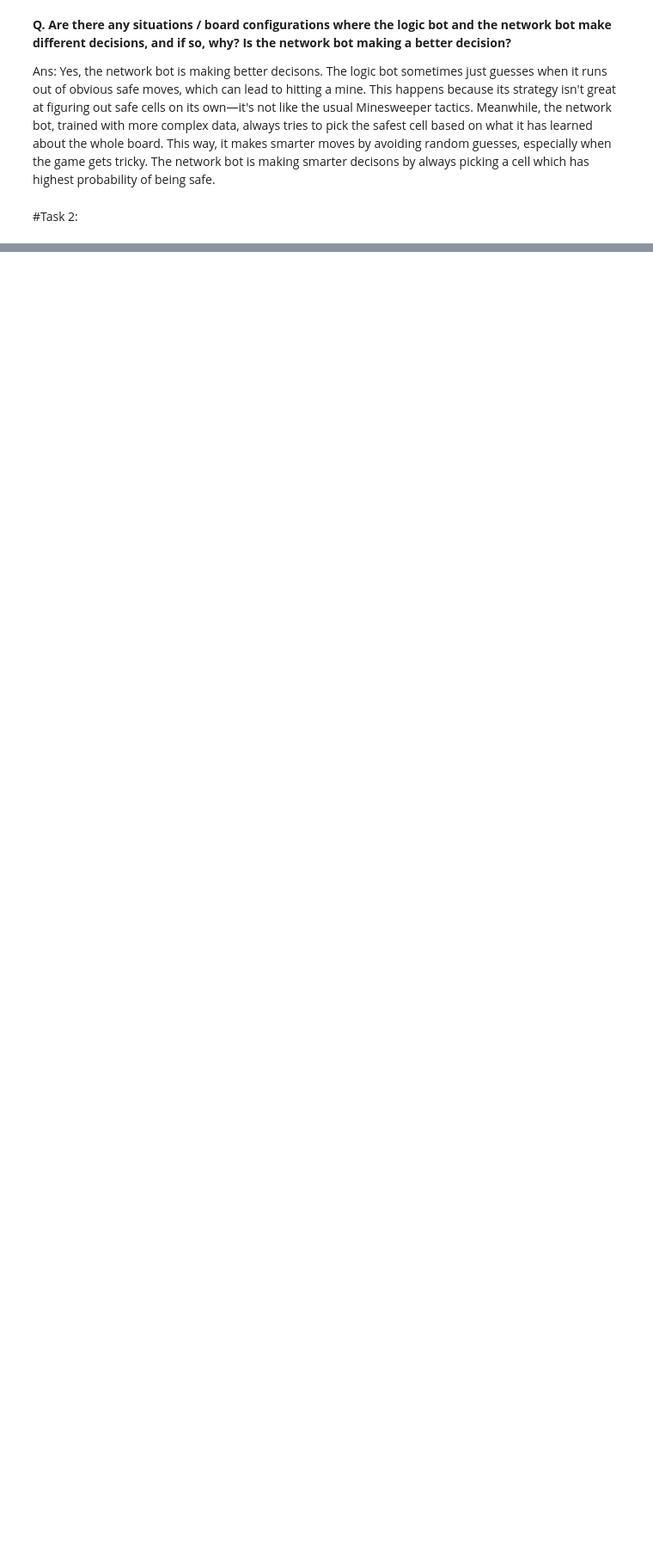
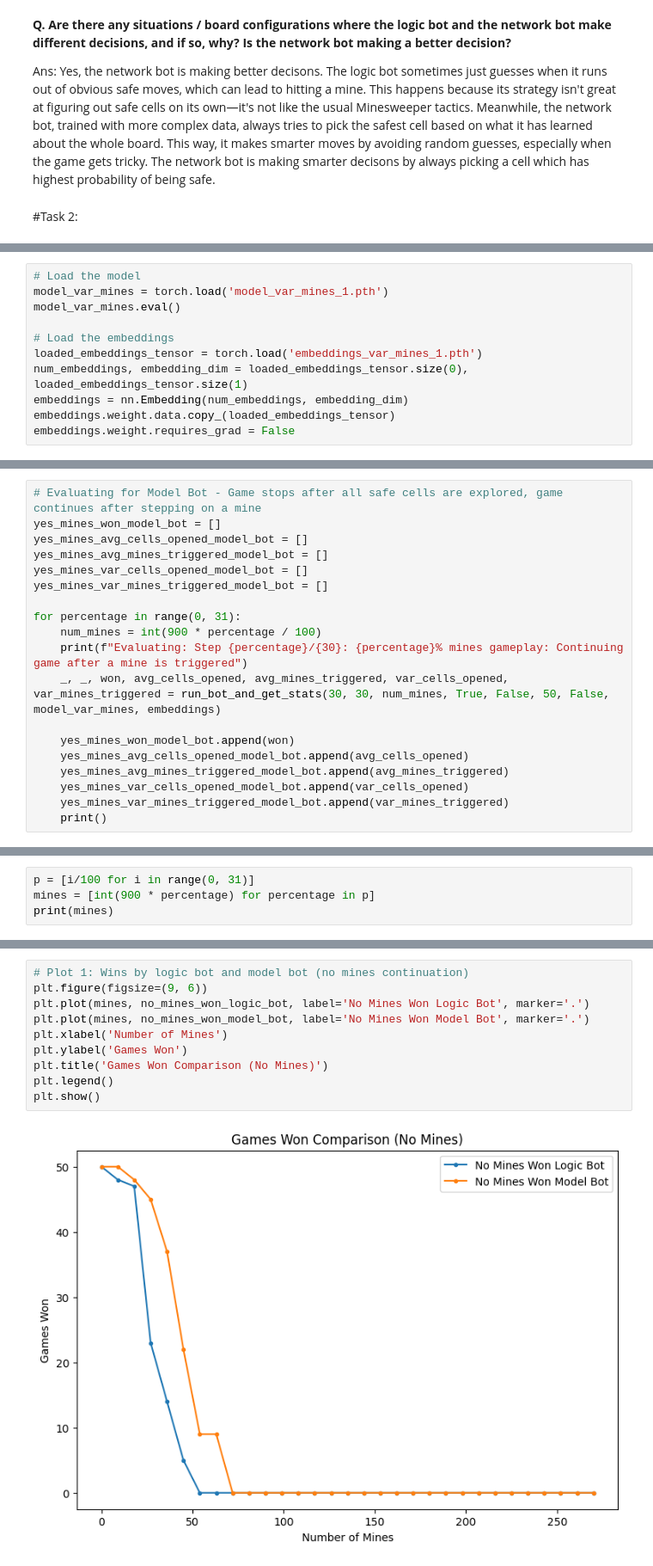
Before and after one commit to pavspatel7/Minesweeper_Using_CNNs, a Jupyter notebook: Final_Project.ipynb, the cells around one changed output, grey strips where cells are left out. Shown at 86% size. Drawn from its saved outputs; the diff is of its cells as text; blank space fills up the shorter version.

```diff
--- a/Final_Project.ipynb
+++ b/Final_Project.ipynb
@@ -1309,0 +1477,11 @@ Ans: Yes, the network bot is making better decisons. The logic bot sometimes jus
+# %%
+# Load the model
+model_var_mines = torch.load('model_var_mines_1.pth')
+model_var_mines.eval()
+
+# Load the embeddings
+loaded_embeddings_tensor = torch.load('embeddings_var_mines_1.pth')
+num_embeddings, embedding_dim = loaded_embeddings_tensor.size(0), loaded_embeddings_tensor.size(1)
+embeddings = nn.Embedding(num_embeddings, embedding_dim)
+embeddings.weight.data.copy_(loaded_embeddings_tensor)
+embeddings.weight.requires_grad = False
@@ -1309,0 +1582,19 @@ Ans: Yes, the network bot is making better decisons. The logic bot sometimes jus
+# %%
+# Evaluating for Model Bot - Game stops after all safe cells are explored, game continues after stepping on a mine
+yes_mines_won_model_bot = []
+yes_mines_avg_cells_opened_model_bot = []
+yes_mines_avg_mines_triggered_model_bot = []
+yes_mines_var_cells_opened_model_bot = []
+yes_mines_var_mines_triggered_model_bot = []
+
+for percentage in range(0, 31):
+    num_mines = int(900 * percentage / 100)
+    print(f"Evaluating: Step {percentage}/{30}: {percentage}% mines gameplay: Continuing game after a mine is triggered")
+    _, _, won, avg_cells_opened, avg_mines_triggered, var_cells_opened, var_mines_triggered = run_bot_and_get_stats(30, 30, num_mines, True, False, 50, False, model_var_mines, embeddings)
+
+    yes_mines_won_model_bot.append(won)
+    yes_mines_avg_cells_opened_model_bot.append(avg_cells_opened)
+    yes_mines_avg_mines_triggered_model_bot.append(avg_mines_triggered)
+    yes_mines_var_cells_opened_model_bot.append(var_cells_opened)
+    yes_mines_var_mines_triggered_model_bot.append(var_mines_triggered)
+    print()
@@ -1309,0 +1659,4 @@ Ans: Yes, the network bot is making better decisons. The logic bot sometimes jus
+# %%
+p = [i/100 for i in range(0, 31)]
+mines = [int(900 * percentage) for percentage in p]
+print(mines)
@@ -1309,0 +1665,12 @@ Ans: Yes, the network bot is making better decisons. The logic bot sometimes jus
+# %%
+# Plot 1: Wins by logic bot and model bot (no mines continuation)
+plt.figure(figsize=(9, 6))
+plt.plot(mines, no_mines_won_logic_bot, label='No Mines Won Logic Bot', marker='.')
+plt.plot(mines, no_mines_won_model_bot, label='No Mines Won Model Bot', marker='.')
+plt.xlabel('Number of Mines')
+plt.ylabel('Games Won')
+plt.title('Games Won Comparison (No Mines)')
+plt.legend()
+plt.show()
+# %% [output]
+[figure, added]
```
Also changed, not shown: parts of 55 cells of this notebook.
